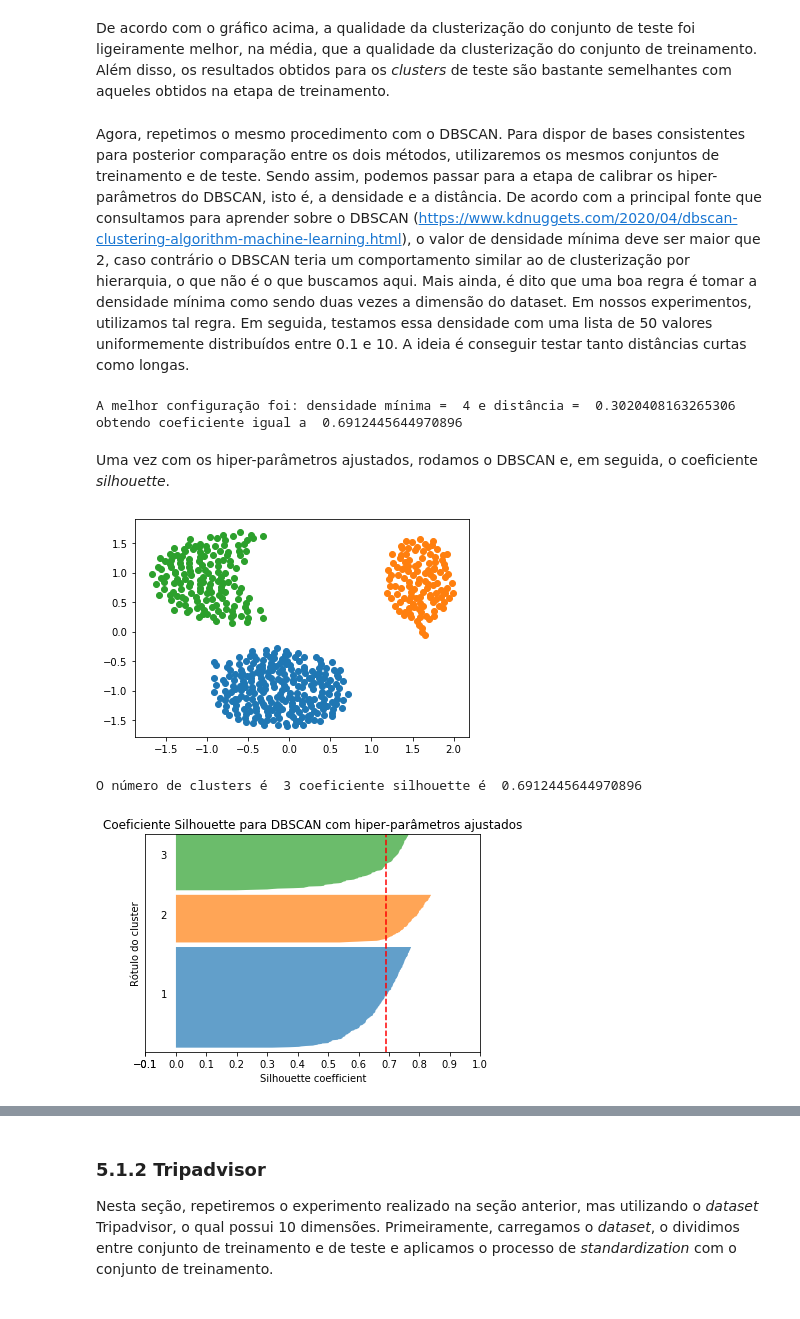
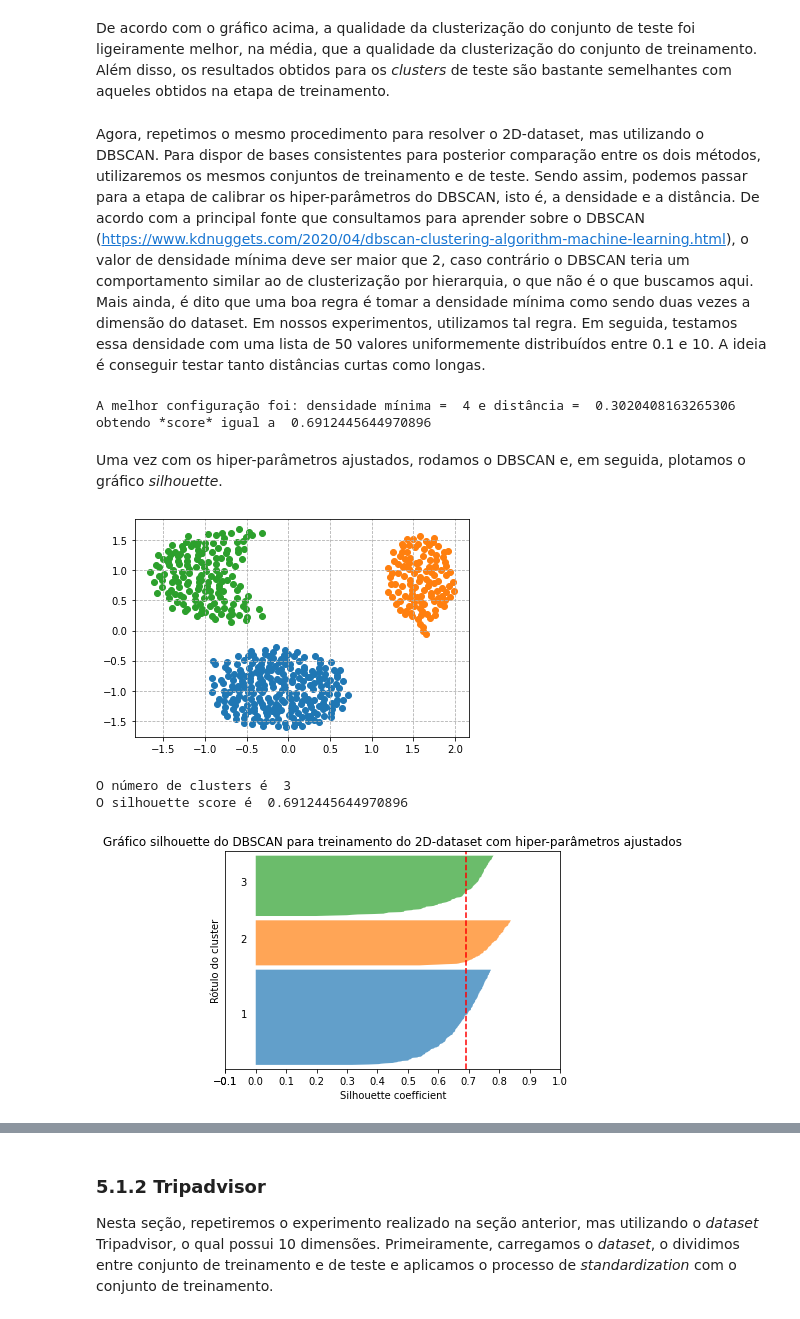
Before and after one commit to fcpereira97/MO444, a Jupyter notebook: Projeto 1/Projeto 1 - Notebook.ipynb, the cells around one changed output, grey strips where cells are left out. Saved outputs shown, nothing was run; the diff lists cells and outputs as text; code cells hidden in the pictures.

```diff
--- a/Projeto 1/Projeto 1 - Notebook.ipynb
+++ b/Projeto 1/Projeto 1 - Notebook.ipynb
@@ -352,7 +355,7 @@ def plot_silhouette_graph(dataset, clusters, n_dimensions, k, title_str):
     while j > min_silhouette_value:
         x_ticks.append(j)
         j = j - 0.1
-    x_ticks.append(min_silhouette_value)
+    x_ticks.append((int(10*min_silhouette_value)*0.1))
     ax1.set_xticks(x_ticks)
     plt.title(title_str)
     plt.show()
@@ -504,6 +507,7 @@ def DBSCAN_plot_2D_clusters(clusters):
             x.append(point.sample.features[0])
             y.append(point.sample.features[1])
         plt.scatter(x, y)
+    plt.grid(linestyle='--')
     plt.show()
 
 
@@ -652,7 +656,7 @@ def DBSCAN_plot_silhouette_graph(dataset, clusters, dim, eps, title):
 
     if len(clusters_list) > 1:
         ss = calculate_silhouette_score(clusters_list, dim)
-        print("O coeficiente silhouette é ", ss)
+        print("O silhouette score é ", ss)
         plot_silhouette_graph(dataset, clusters_list, dim, len(clusters_list), title)
 
 #######################################################################################################
@@ -797,7 +805,7 @@ Silhouette score da clusterização do K-means para o teste do 2D-dataset com k
 # %% [markdown]
 De acordo com o gráfico acima, a qualidade da clusterização do conjunto de teste foi ligeiramente melhor, na média, que a qualidade da clusterização do conjunto de treinamento. Além disso, os resultados obtidos para os *clusters* de teste são bastante semelhantes com aqueles obtidos na etapa de treinamento.
 # %% [markdown]
-Agora, repetimos o mesmo procedimento com o DBSCAN. Para dispor de bases consistentes para posterior comparação entre os dois métodos, utilizaremos os mesmos conjuntos de treinamento e de teste. Sendo assim, podemos passar para a etapa de calibrar os hiper-parâmetros do DBSCAN, isto é, a densidade e a distância.
+Agora, repetimos o mesmo procedimento para resolver o 2D-dataset, mas utilizando o DBSCAN. Para dispor de bases consistentes para posterior comparação entre os dois métodos, utilizaremos os mesmos conjuntos de treinamento e de teste. Sendo assim, podemos passar para a etapa de calibrar os hiper-parâmetros do DBSCAN, isto é, a densidade e a distância.
 De acordo com a principal fonte que consultamos para aprender sobre o DBSCAN (https://www.kdnuggets.com/2020/04/dbscan-clustering-algorithm-machine-learning.html), o valor de densidade mínima deve ser maior que 2, caso contrário o DBSCAN teria um comportamento similar ao de clusterização por hierarquia, o que não é o que buscamos aqui. Mais ainda, é dito que uma boa regra é tomar a densidade mínima como sendo duas vezes a dimensão do dataset. Em nossos experimentos, utilizamos tal regra. Em seguida, testamos essa densidade com uma lista de 50 valores uniformemente distribuídos entre 0.1 e 10. A ideia é conseguir testar tanto distâncias curtas como longas.
 # %%
 # set interval of values for the hiper-parameters to be tested
@@ -807,20 +815,21 @@ eps_interval = np.linspace(0.1, 10, 50)
 
 # find best configuration of parameters according to silhouette score
 best_d, best_e, best_ss = DBSCAN_tune_parameters(TwoD_training_set, 2, get_distance, density_interval, eps_interval)
-print("A melhor configuração foi: densidade mínima = ", best_d, "e distância = ", best_e, "obtendo coeficiente igual a ", best_ss)
+print("A melhor configuração foi: densidade mínima = ", best_d, "e distância = ", best_e, "obtendo *score* igual a ", best_ss)
 # %% [output]
-A melhor configuração foi: densidade mínima =  4 e distância =  0.3020408163265306 obtendo coeficiente igual a  0.6912445644970896
+A melhor configuração foi: densidade mínima =  4 e distância =  0.3020408163265306 obtendo *score* igual a  0.6912445644970896
 # %% [markdown]
-Uma vez com os hiper-parâmetros ajustados, rodamos o DBSCAN e, em seguida, o coeficiente *silhouette*.
+Uma vez com os hiper-parâmetros ajustados, rodamos o DBSCAN e, em seguida, plotamos o gráfico *silhouette*.
 # %%
 # runs DBSCAN using the appropiate values of epsilon (best_e) and density (best_d)
 model, clusters = DBSCAN(TwoD_training_set, get_distance, 2, best_e, best_d)
 
 # plot the clusterization and the Silhouette coefficient
 DBSCAN_plot_2D_clusters(clusters)
-DBSCAN_plot_silhouette_graph(TwoD_training_set, clusters, 2, best_e, "Coeficiente Silhouette para DBSCAN com hiper-parâmetros ajustados")
+DBSCAN_plot_silhouette_graph(TwoD_training_set, clusters, 2, best_e, "Gráfico silhouette do DBSCAN para treinamento do 2D-dataset com hiper-parâmetros ajustados")
 # %% [output]
-[figure, old version]
+[figure, new version]
-O número de clusters é  3 coeficiente silhouette é  0.6912445644970896
+O número de clusters é  3
+O silhouette score é  0.6912445644970896
-[figure, old version]
+[figure, new version]
 # %% [markdown]
```
Also changed, not shown: parts of 59 cells of this notebook.
